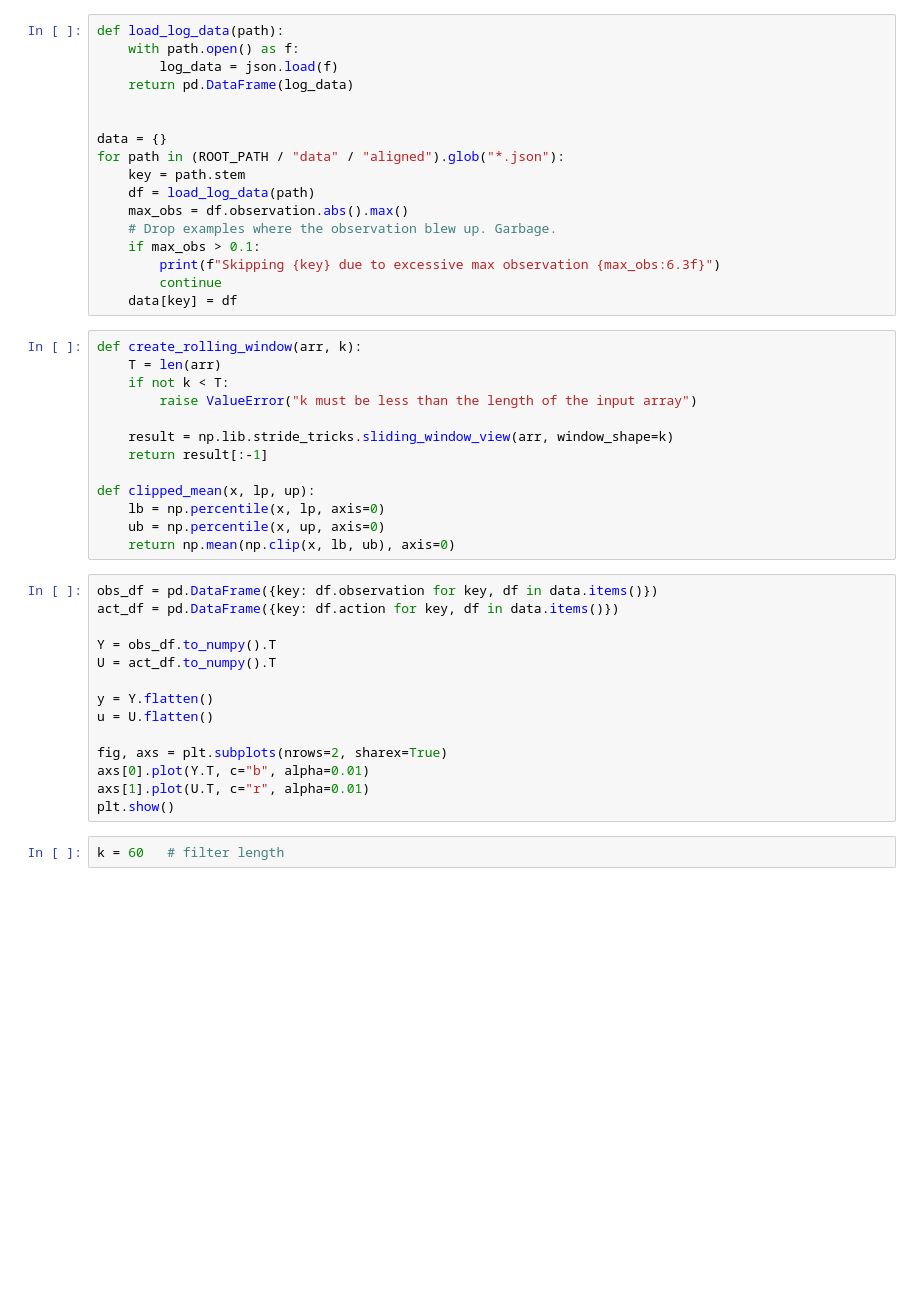
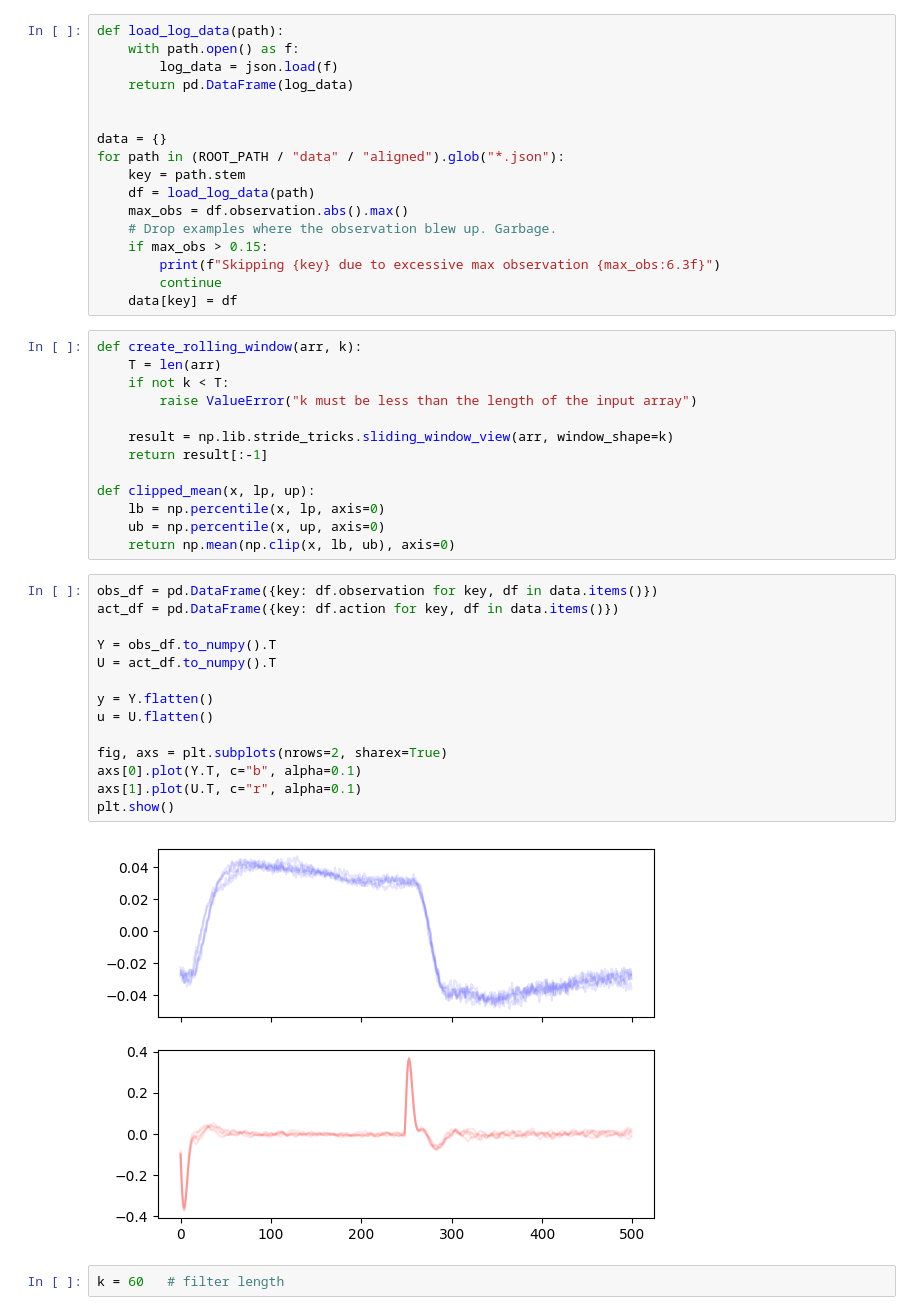
Before and after one commit to BenGravell/open-ball-beam, a Jupyter notebook: ballbeam/notebooks/aligned_data_analysis.ipynb, the cells around one changed output. Cells and saved outputs as stored; diff of their text form; blank space fills up the shorter version.

```diff
--- a/ballbeam/notebooks/aligned_data_analysis.ipynb
+++ b/ballbeam/notebooks/aligned_data_analysis.ipynb
@@ -21,7 +21,7 @@ for path in (ROOT_PATH / "data" / "aligned").glob("*.json"):
     df = load_log_data(path)
     max_obs = df.observation.abs().max()
     # Drop examples where the observation blew up. Garbage.
-    if max_obs > 0.1:
+    if max_obs > 0.15:
         print(f"Skipping {key} due to excessive max observation {max_obs:6.3f}")
         continue
     data[key] = df
@@ -41,17 +41,19 @@ def clipped_mean(x, lp, up):
 # %%
 obs_df = pd.DataFrame({key: df.observation for key, df in data.items()})
 act_df = pd.DataFrame({key: df.action for key, df in data.items()})
 
 Y = obs_df.to_numpy().T
 U = act_df.to_numpy().T
 
 y = Y.flatten()
 u = U.flatten()
 
 fig, axs = plt.subplots(nrows=2, sharex=True)
-axs[0].plot(Y.T, c="b", alpha=0.01)
-axs[1].plot(U.T, c="r", alpha=0.01)
+axs[0].plot(Y.T, c="b", alpha=0.1)
+axs[1].plot(U.T, c="r", alpha=0.1)
 plt.show()
+# %% [output]
+[figure, added]
 # %%
 k = 60   # filter length
 # %%
```
Also changed, not shown: parts of 6 cells of this notebook, 8 other files.
